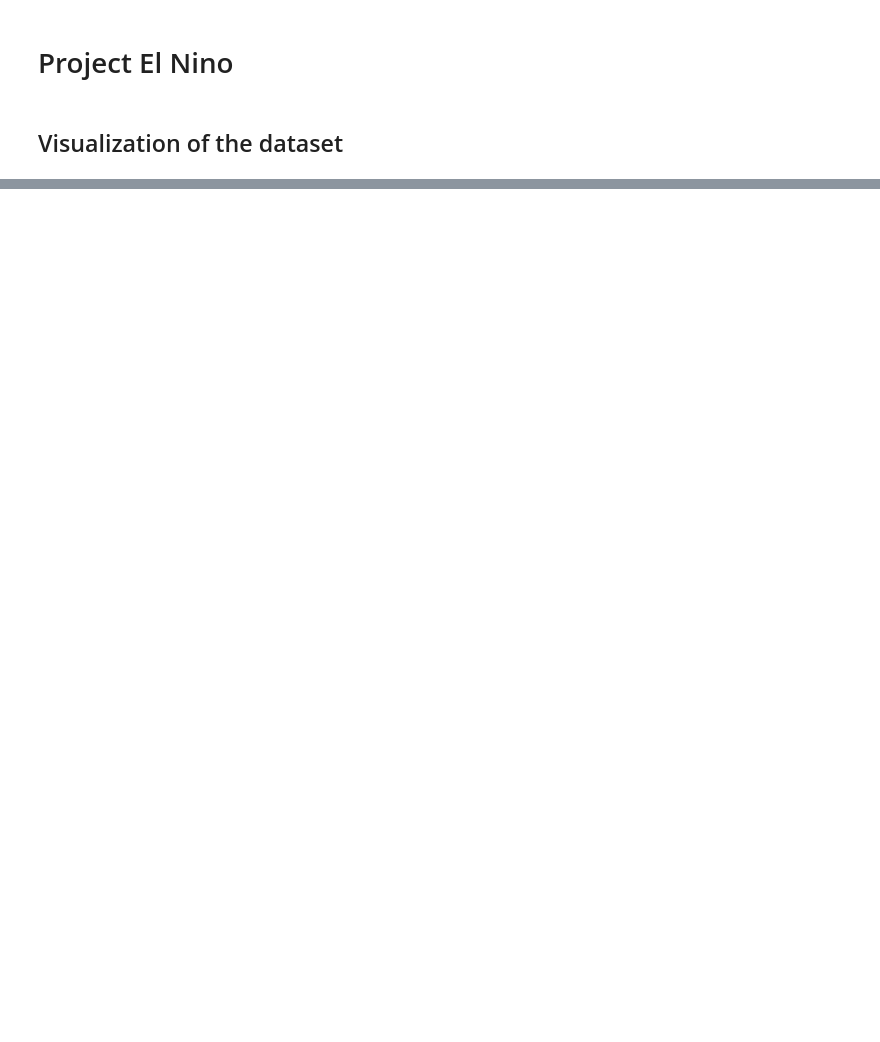
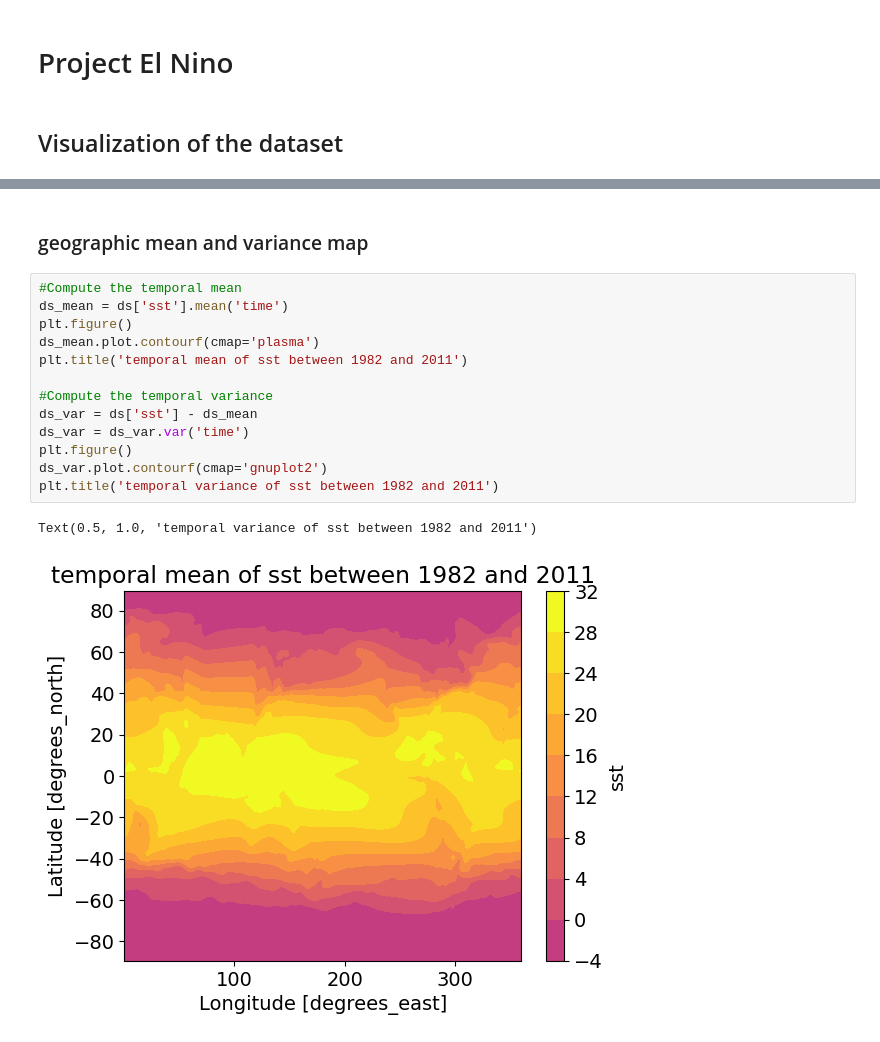
Before and after one commit to julienMagaud/ElNino-Project-ml4climate, a Jupyter notebook: elnino.ipynb, the cells around one changed output, grey strips where cells are left out. Drawn from its saved outputs; the diff is of its cells as text; blank space fills up the shorter version.

```diff
--- a/elnino.ipynb
+++ b/elnino.ipynb
@@ -38,0 +45,18 @@ Attributes:
+# %% [markdown]
+### geographic mean and variance map
+# %%
+#Compute the temporal mean
+ds_mean = ds['sst'].mean('time')
+plt.figure()
+ds_mean.plot.contourf(cmap='plasma')
+plt.title('temporal mean of sst between 1982 and 2011')
+
+#Compute the temporal variance
+ds_var = ds['sst'] - ds_mean
+ds_var = ds_var.var('time')
+plt.figure()
+ds_var.plot.contourf(cmap='gnuplot2')
+plt.title('temporal variance of sst between 1982 and 2011')
+# %% [output]
+Text(0.5, 1.0, 'temporal variance of sst between 1982 and 2011')
+[figure, added]
```
Also changed, not shown: parts of 4 cells of this notebook.
